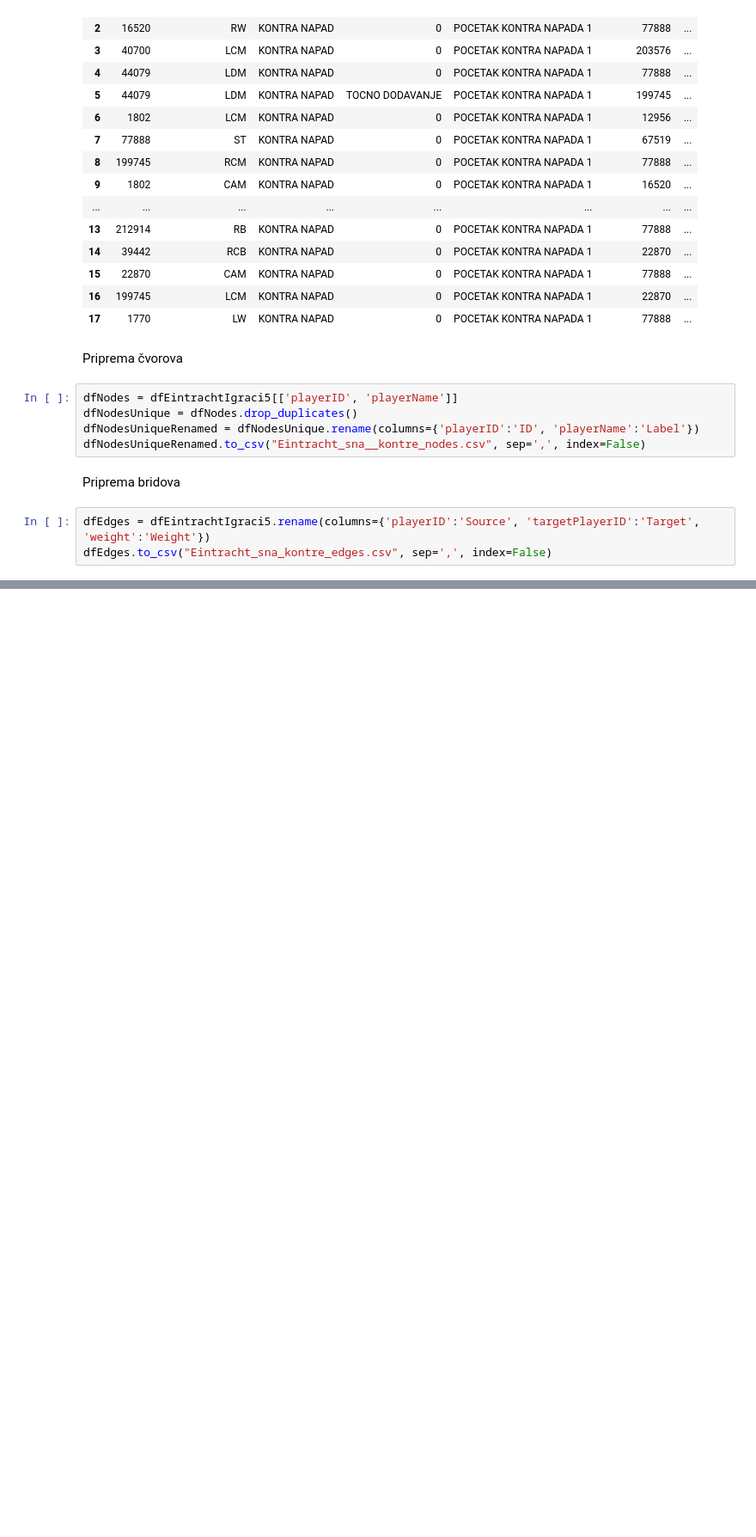
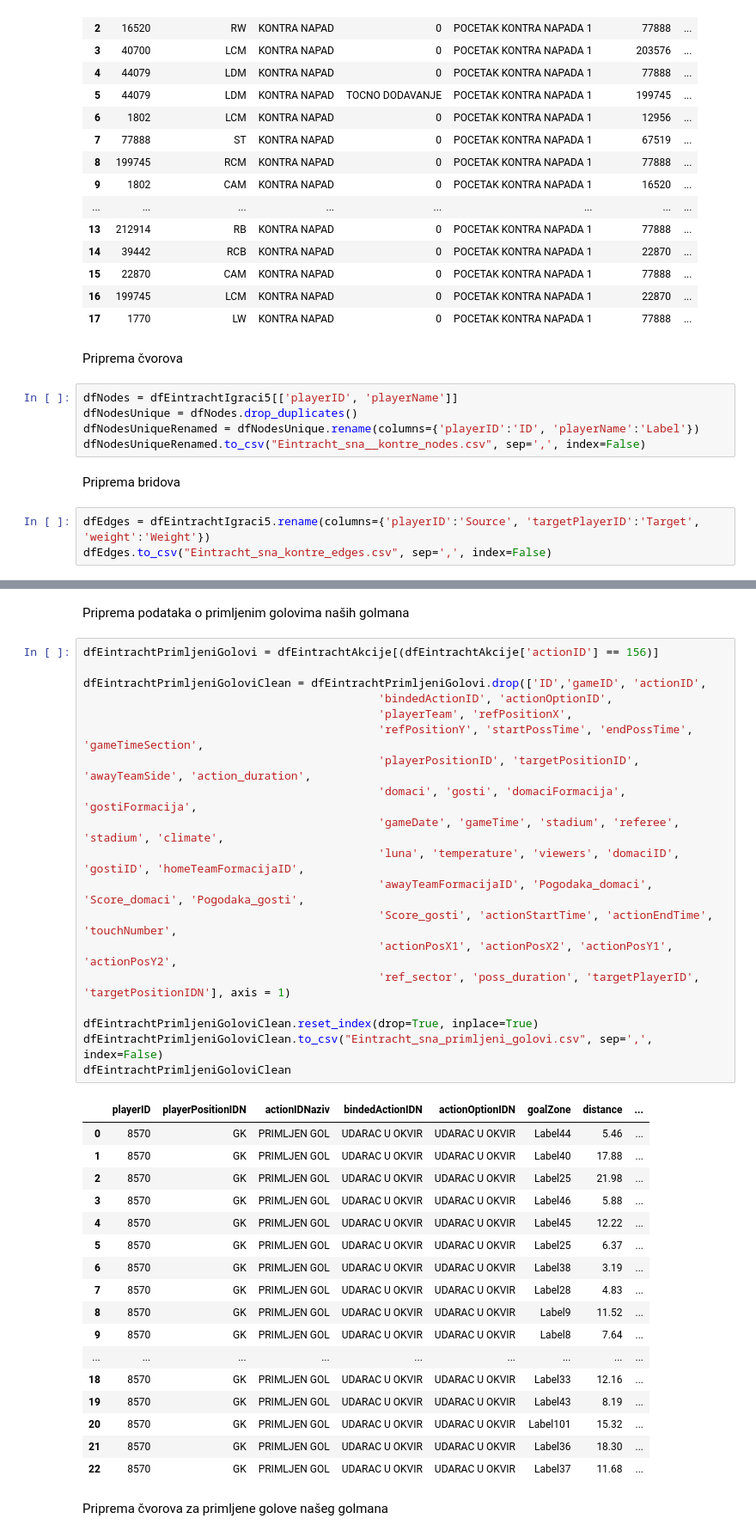
Before and after one commit to hrvatskibogmars/brainstormers, a Jupyter notebook: analysis/techo_notebooks/SNA/Preparing some relevant actions for SNA - Eintracht.ipynb, the cells around one changed output, grey strips where cells are left out. Shown at 86% size. Saved outputs shown, nothing was run; the diff lists cells and outputs as text; blank space fills up the shorter version.

```diff
--- a/analysis/techo_notebooks/SNA/Preparing some relevant actions for SNA - Eintracht.ipynb
+++ b/analysis/techo_notebooks/SNA/Preparing some relevant actions for SNA - Eintracht.ipynb
@@ -130,0 +185,41 @@ dfEintrachtIgraciu3
+# %% [markdown]
+Priprema podataka o primljenim golovima naših golmana
+# %%
+dfEintrachtPrimljeniGolovi = dfEintrachtAkcije[(dfEintrachtAkcije['actionID'] == 156)]
+
+dfEintrachtPrimljeniGoloviClean = dfEintrachtPrimljeniGolovi.drop(['ID','gameID', 'actionID',
+                                            'bindedActionID', 'actionOptionID',
+                                            'playerTeam', 'refPositionX',
+                                            'refPositionY', 'startPossTime', 'endPossTime', 'gameTimeSection',
+                                            'playerPositionID', 'targetPositionID', 'awayTeamSide', 'action_duration',
+                                            'domaci', 'gosti', 'domaciFormacija', 'gostiFormacija',
+                                            'gameDate', 'gameTime', 'stadium', 'referee', 'stadium', 'climate',
+                                            'luna', 'temperature', 'viewers', 'domaciID', 'gostiID', 'homeTeamFormacijaID',
+                                            'awayTeamFormacijaID', 'Pogodaka_domaci', 'Score_domaci', 'Pogodaka_gosti',
+                                            'Score_gosti', 'actionStartTime', 'actionEndTime', 'touchNumber',
+                                            'actionPosX1', 'actionPosX2', 'actionPosY1', 'actionPosY2',
+                                            'ref_sector', 'poss_duration', 'targetPlayerID', 'targetPositionIDN'], axis = 1)
+
+dfEintrachtPrimljeniGoloviClean.reset_index(drop=True, inplace=True)
+dfEintrachtPrimljeniGoloviClean.to_csv("Eintracht_sna_primljeni_golovi.csv", sep=',', index=False)
+dfEintrachtPrimljeniGoloviClean
+# %% [output]
+|  | playerID | playerPositionIDN | actionIDNaziv | bindedActionIDN | actionOptionIDN | goalZone | distance | ... |
+| 0 | 8570 | GK | PRIMLJEN GOL | UDARAC U OKVIR | UDARAC U OKVIR | Label44 | 5.46 | ... |
+| 1 | 8570 | GK | PRIMLJEN GOL | UDARAC U OKVIR | UDARAC U OKVIR | Label40 | 17.88 | ... |
+| 2 | 8570 | GK | PRIMLJEN GOL | UDARAC U OKVIR | UDARAC U OKVIR | Label25 | 21.98 | ... |
+| 3 | 8570 | GK | PRIMLJEN GOL | UDARAC U OKVIR | UDARAC U OKVIR | Label46 | 5.88 | ... |
+| 4 | 8570 | GK | PRIMLJEN GOL | UDARAC U OKVIR | UDARAC U OKVIR | Label45 | 12.22 | ... |
+| 5 | 8570 | GK | PRIMLJEN GOL | UDARAC U OKVIR | UDARAC U OKVIR | Label25 | 6.37 | ... |
+| 6 | 8570 | GK | PRIMLJEN GOL | UDARAC U OKVIR | UDARAC U OKVIR | Label38 | 3.19 | ... |
+| 7 | 8570 | GK | PRIMLJEN GOL | UDARAC U OKVIR | UDARAC U OKVIR | Label28 | 4.83 | ... |
+| 8 | 8570 | GK | PRIMLJEN GOL | UDARAC U OKVIR | UDARAC U OKVIR | Label9 | 11.52 | ... |
+| 9 | 8570 | GK | PRIMLJEN GOL | UDARAC U OKVIR | UDARAC U OKVIR | Label8 | 7.64 | ... |
+| ... | ... | ... | ... | ... | ... | ... | ... | ... |
+| 18 | 8570 | GK | PRIMLJEN GOL | UDARAC U OKVIR | UDARAC U OKVIR | Label33 | 12.16 | ... |
+| 19 | 8570 | GK | PRIMLJEN GOL | UDARAC U OKVIR | UDARAC U OKVIR | Label43 | 8.19 | ... |
+| 20 | 8570 | GK | PRIMLJEN GOL | UDARAC U OKVIR | UDARAC U OKVIR | Label101 | 15.32 | ... |
+| 21 | 8570 | GK | PRIMLJEN GOL | UDARAC U OKVIR | UDARAC U OKVIR | Label36 | 18.30 | ... |
+| 22 | 8570 | GK | PRIMLJEN GOL | UDARAC U OKVIR | UDARAC U OKVIR | Label37 | 11.68 | ... |
+# %% [markdown]
+Priprema čvorova za primljene golove našeg golmana
```
Also changed, not shown: parts of 39 cells of this notebook, 1 other file.
